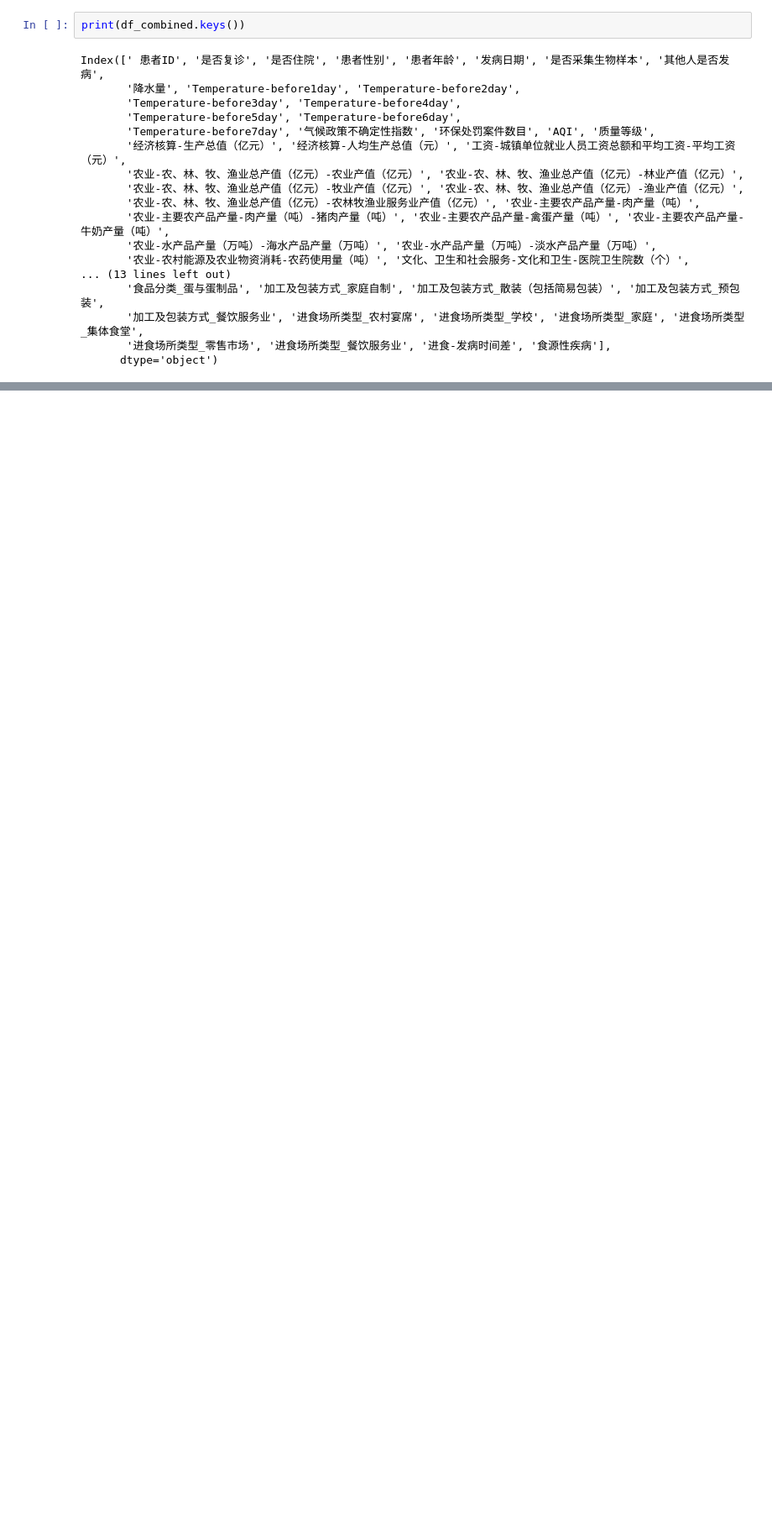
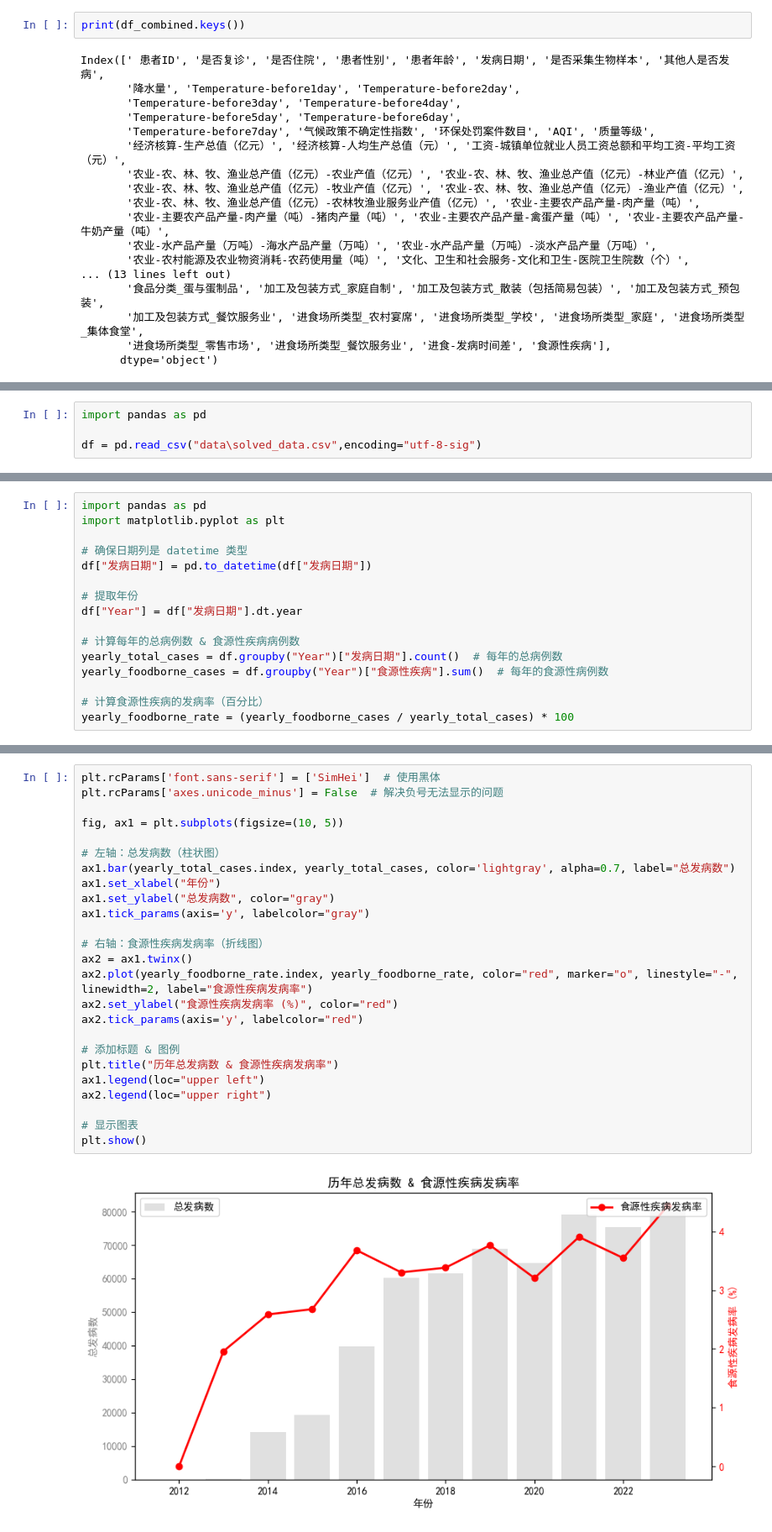
Before and after one commit to QuikZiHao/food_disease_predict, a Jupyter notebook: data preprocess.ipynb, the cells around one changed output, grey strips where cells are left out. Shown at 84% size. Saved outputs shown, nothing was run; the diff lists cells and outputs as text; blank space fills up the shorter version.

Commit message:
convert to time series data

```diff
--- a/data preprocess.ipynb
+++ b/data preprocess.ipynb
@@ -519,0 +530,4 @@ Index([' 患者ID', '是否复诊', '是否住院', '患者性别', '患者年
+# %%
+import pandas as pd
+
+df = pd.read_csv("data\solved_data.csv",encoding="utf-8-sig")
@@ -519,0 +558,16 @@ Index([' 患者ID', '是否复诊', '是否住院', '患者性别', '患者年
+# %%
+import pandas as pd
+import matplotlib.pyplot as plt
+
+# 确保日期列是 datetime 类型
+df["发病日期"] = pd.to_datetime(df["发病日期"])
+
+# 提取年份
+df["Year"] = df["发病日期"].dt.year
+
+# 计算每年的总病例数 & 食源性疾病病例数
+yearly_total_cases = df.groupby("Year")["发病日期"].count()  # 每年的总病例数
+yearly_foodborne_cases = df.groupby("Year")["食源性疾病"].sum()  # 每年的食源性病例数
+
+# 计算食源性疾病的发病率（百分比）
+yearly_foodborne_rate = (yearly_foodborne_cases / yearly_total_cases) * 100
@@ -519,0 +594,27 @@ Index([' 患者ID', '是否复诊', '是否住院', '患者性别', '患者年
+# %%
+plt.rcParams['font.sans-serif'] = ['SimHei']  # 使用黑体
+plt.rcParams['axes.unicode_minus'] = False  # 解决负号无法显示的问题
+
+fig, ax1 = plt.subplots(figsize=(10, 5))
+
+# 左轴：总发病数（柱状图）
+ax1.bar(yearly_total_cases.index, yearly_total_cases, color='lightgray', alpha=0.7, label="总发病数")
+ax1.set_xlabel("年份")
+ax1.set_ylabel("总发病数", color="gray")
+ax1.tick_params(axis='y', labelcolor="gray")
+
+# 右轴：食源性疾病发病率（折线图）
+ax2 = ax1.twinx()
+ax2.plot(yearly_foodborne_rate.index, yearly_foodborne_rate, color="red", marker="o", linestyle="-", linewidth=2, label="食源性疾病发病率")
+ax2.set_ylabel("食源性疾病发病率 (%)", color="red")
+ax2.tick_params(axis='y', labelcolor="red")
+
+# 添加标题 & 图例
+plt.title("历年总发病数 & 食源性疾病发病率")
+ax1.legend(loc="upper left")
+ax2.legend(loc="upper right")
+
+# 显示图表
+plt.show()
+# %% [output]
+[figure, added]
```
Also changed, not shown: parts of 33 cells of this notebook, 1 other file.
